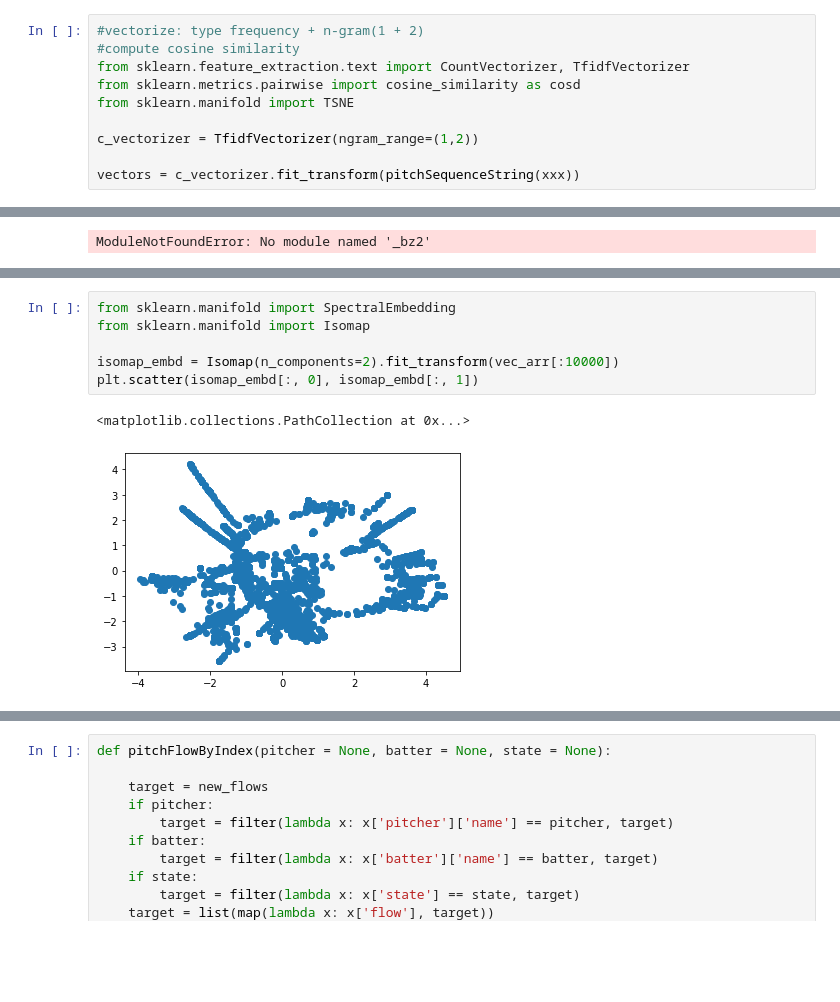
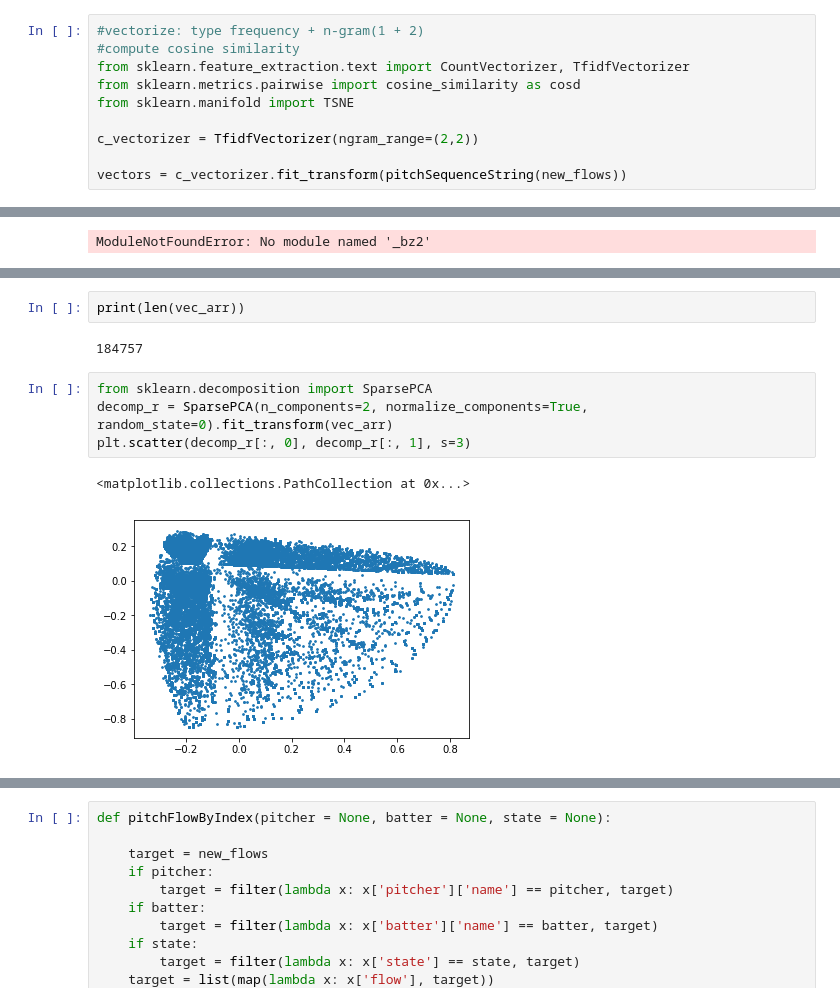
Before and after one commit to rootsofworld/mlb-pitcher-sequence, a Jupyter notebook: pitch_analysis.ipynb, the cells around one changed output, grey strips where cells are left out. Saved outputs shown, nothing was run; the diff lists cells and outputs as text; blank space fills up the shorter version.

Commit message:
ipython:make pitcher similarity file

```diff
--- a/pitch_analysis.ipynb
+++ b/pitch_analysis.ipynb
@@ -348,9 +368,9 @@ from sklearn.feature_extraction.text import CountVectorizer, TfidfVectorizer
 from sklearn.metrics.pairwise import cosine_similarity as cosd
 from sklearn.manifold import TSNE
 
-c_vectorizer = TfidfVectorizer(ngram_range=(1,2))
+c_vectorizer = TfidfVectorizer(ngram_range=(2,2))
 
-vectors = c_vectorizer.fit_transform(pitchSequenceString(xxx))
+vectors = c_vectorizer.fit_transform(pitchSequenceString(new_flows))
 # %%
 vec_arr = vectors.toarray()
 #cosdmap = cosd(vec_arr) too large...
@@ -421,9 +459,11 @@ pp.pprint(['-'.join([p['typeCode'] for p in new_flows[i]['flow'] if new_flows[i]
+# %%
+print(len(vec_arr))
+# %% [output]
+184757
 # %%
-from sklearn.manifold import SpectralEmbedding
-from sklearn.manifold import Isomap
-
-isomap_embd = Isomap(n_components=2).fit_transform(vec_arr[:10000])
-plt.scatter(isomap_embd[:, 0], isomap_embd[:, 1])
+from sklearn.decomposition import SparsePCA
+decomp_r = SparsePCA(n_components=2, normalize_components=True, random_state=0).fit_transform(vec_arr)
+plt.scatter(decomp_r[:, 0], decomp_r[:, 1], s=3)
 # %% [output]
 <matplotlib.collections.PathCollection at 0x...>
-[figure, old version]
+[figure, new version]
```
Also changed, not shown: parts of 16 cells of this notebook, 7 other files.
